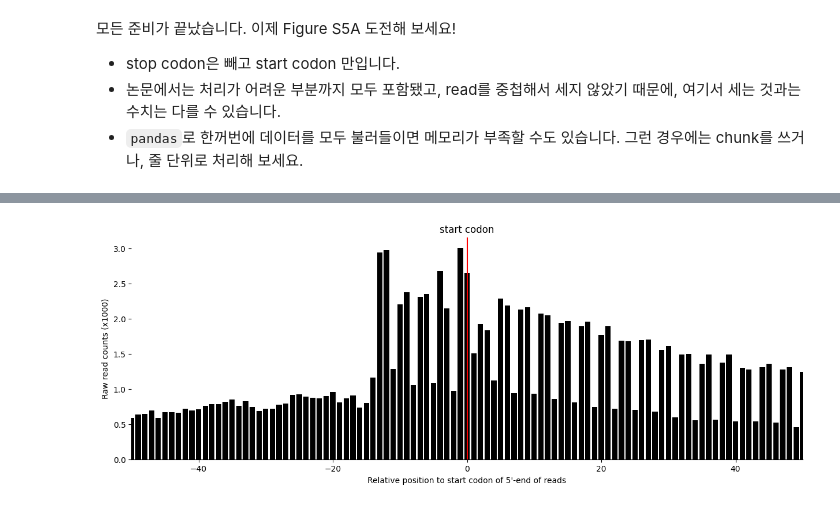
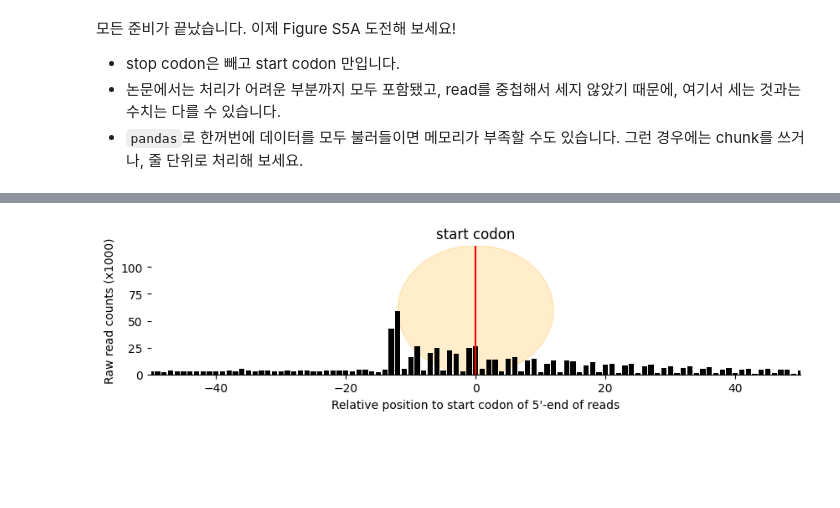
Before and after one commit to JeonSHyun/25-1-SNU-Bioinfo1, a Jupyter notebook: CoLab_TermProj_2025_2.ipynb, the cells around one changed output, grey strips where cells are left out. Drawn from its saved outputs; the diff is of its cells as text; code cells hidden in the pictures; blank space fills up the shorter version.

```diff
--- a/CoLab_TermProj_2025_2.ipynb
+++ b/CoLab_TermProj_2025_2.ipynb
@@ -335,29 +378,29 @@ chr1    4878103 4878104 1       chr1    4878045 4878205 ENSMUST00000027036.11
 # %%
 import pandas as pd
 from tqdm import tqdm_notebook
+import matplotlib.pyplot as plt
+import matplotlib.patches as patches
 
-# 1000개의 행씩 청크 단위로 읽어들입니다.
 chunk_size = 1000
 chunks = pd.read_csv('fivepcounts-filtered-RPF-siLuc.txt', sep = '\t', header = None, chunksize=chunk_size)
 
-# 결과를 저장할 dictionary 초기화
 value_dict = {}
 
 # 각 chunk 처리
 for chunk in tqdm_notebook(chunks):
     chunk['diff'] = chunk[1] - chunk[8]
-    print(chunk)
     value_counts = chunk['diff'].value_counts()
+    grouped = chunk.groupby('diff')[3].sum()
+    # dictionary에 결과 업데이트
+    for key, value in grouped.items():
+        if key in value_dict:
+            value_dict[key] += value  # 기존 값에 추가
+        else:
+            value_dict[key] = value  # 새로 추가
+print(chunk)
+print(value_dict)
 
-    # dictionary에 결과 업데이트
-    for key, count in value_counts.items():
-        if key in value_dict:
-            value_dict[key] += count  # 기존 값에 추가
-        else:
-            value_dict[key] = count  # 새로 추가
-
-# 결과 출력 (예시로 일부 출력)
-print(value_dict)
+df = pd.DataFrame(list(value_dict.items()), columns=['Column1', 'Column2'])
 # %% [output]
 Please use `tqdm.notebook.tqdm` instead of `tqdm.tqdm_notebook`
   for chunk in tqdm_notebook(chunks):
@@ -398,26 +424,29 @@ df
 # %%
-import matplotlib.pyplot as plt
-
-fig, ax = plt.subplots(figsize=(15, 5))
+fig, ax = plt.subplots(figsize=(10, 2))
 
 ax.bar(df['Column1'], df['Column2']/1000, color='black')
 
 ax.axvline(x=0, color='red')
 
 ax.set_xlim(-50, 50)
-# ax.set_ylim(0, 120)
+ax.set_ylim(0, 120)
+
+# start codon 중심 원형
+highlight = patches.Ellipse((0, 120 * 0.5), width=24, height=120,
+                            color='orange', alpha=0.2, zorder=0)
+ax.add_patch(highlight)
 
 ax.set_title('start codon')
 ax.set_xlabel("Relative position to start codon of 5'-end of reads")
 ax.set_ylabel('Raw read counts (x1000)')
 
 # 테두리 수정
-ax.spines['top'].set_visible(False)   # 위쪽 가로줄 제거
-ax.spines['right'].set_visible(False) # 오른쪽 세로줄 제거
-ax.spines['left'].set_visible(False)   # 왼쪽 세로줄 제거
-ax.spines['bottom'].set_visible(True) # 아래쪽 가로줄 유지
+ax.spines['top'].set_visible(False)
+ax.spines['right'].set_visible(False)
+ax.spines['left'].set_visible(False)
+ax.spines['bottom'].set_visible(True)
 
 # 그래프 표시
 plt.show()
 # %% [output]
-[figure, old version]
+[figure, new version]
```
Also changed, not shown: parts of 12 cells of this notebook.
